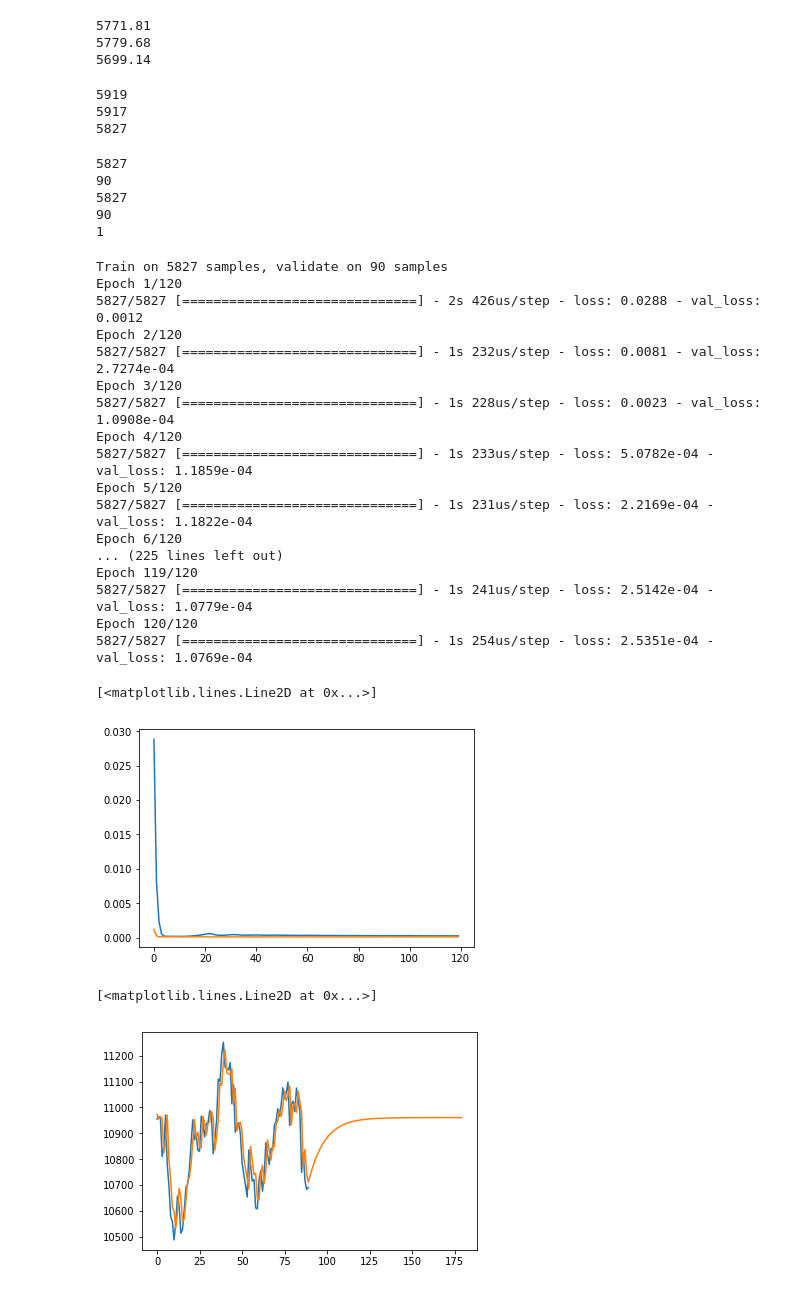
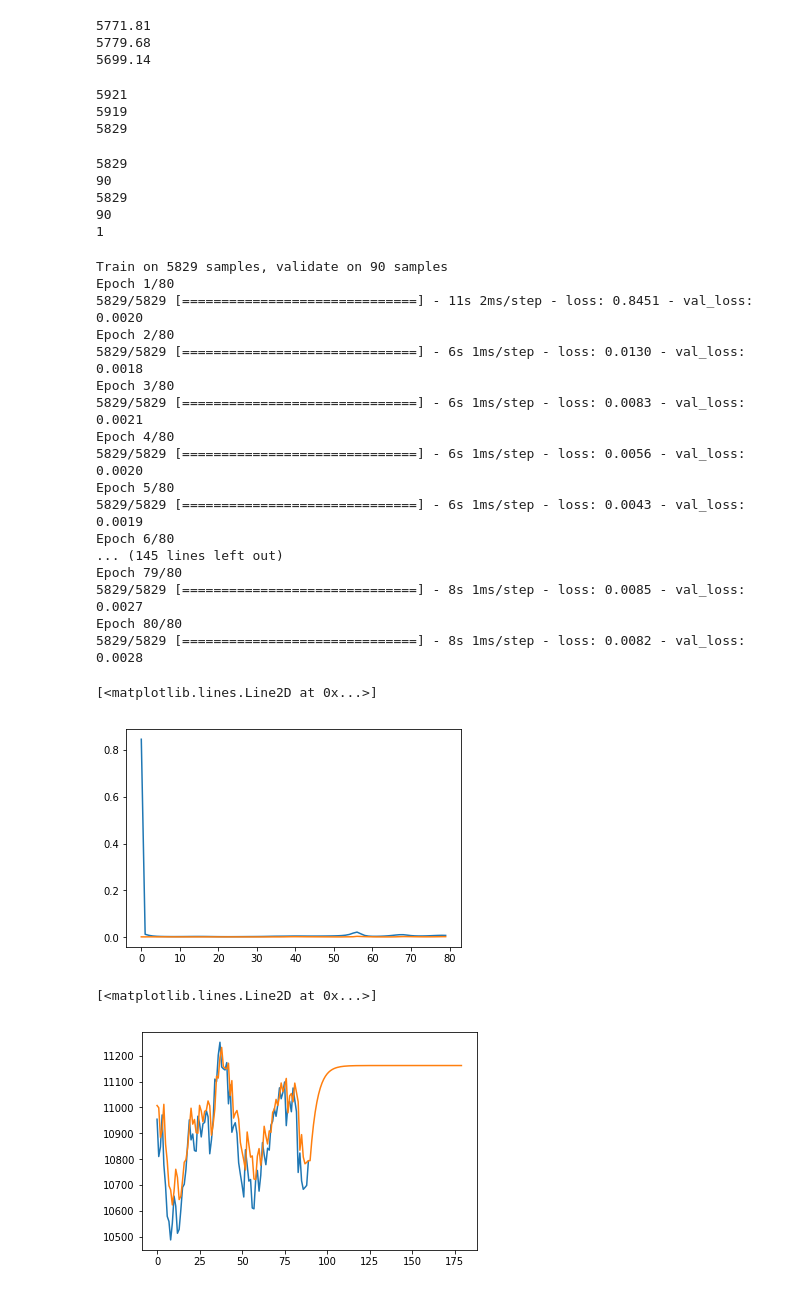
Before and after one commit to lalagrass/keras-lstm-test, a Jupyter notebook: LSTM_Stock_Test1.ipynb, the cells around one changed output. Saved outputs shown, nothing was run; the diff lists cells and outputs as text; code cells hidden in the pictures.

```diff
--- a/LSTM_Stock_Test1.ipynb
+++ b/LSTM_Stock_Test1.ipynb
@@ -83,7 +86,7 @@ window_size = 1
 # %%
 #print(stock['Close'])
 #print(stock['Close'].values)
-scl = MinMaxScaler()
+scl = MinMaxScaler(feature_range =(1, 5))
 #Scale the data
 closes = stock['Close'].values
 closes = closes.reshape(closes.shape[0],1)
@@ -120,9 +123,9 @@ print(stock_split_index)
 X_train,X_test = X[:stock_split_index],X[stock_split_index:]
 y_train,y_test = y[:stock_split_index],y[stock_split_index:]
 # %% [output]
+5921
 5919
-5917
-5827
+5829
 # %%
 print(X_train.shape[0])
 print(X_test.shape[0])
@@ -130,9 +133,9 @@ print(y_train.shape[0])
 print(y_test.shape[0])
 print(X_train.shape[1])
 # %% [output]
-5827
+5829
 90
-5827
+5829
 90
 1
 # %%
@@ -172,10 +175,10 @@ class PlotLearning(keras.callbacks.Callback):
 
         plt.show();
 # %%
-plot = PlotLearning()
+config_epochs = 80
 #Build the model
 model = Sequential()
-model.add(LSTM(256,input_shape=(window_size,1)))
+model.add(LSTM(512,input_shape=(window_size,1)))
 model.add(Dense(1))
 model.compile(optimizer='adam',loss='mean_squared_error')
 #Reshape data for (Sample,Timestep,Features)
@@ -183,47 +186,48 @@ X_train = X_train.reshape((X_train.shape[0],X_train.shape[1],1))
 X_test = X_test.reshape((X_test.shape[0],X_test.shape[1],1))
 #Fit model with history to check for overfitting
 #history = model.fit(X_train,y_train,epochs=300,validation_data=(X_test,y_test),shuffle=False,callbacks=[plot])
-history = model.fit(X_train,y_train,epochs=120,validation_data=(X_test,y_test),shuffle=False)
+history = model.fit(X_train,y_train,epochs=config_epochs,validation_data=(X_test,y_test),shuffle=False)
 # %% [output]
-Train on 5827 samples, validate on 90 samples
-Epoch 1/120
-5827/5827 [==============================] - 2s 426us/step - loss: 0.0288 - val_loss: 0.0012
-Epoch 2/120
-5827/5827 [==============================] - 1s 232us/step - loss: 0.0081 - val_loss: 2.7274e-04
-Epoch 3/120
-5827/5827 [==============================] - 1s 228us/step - loss: 0.0023 - val_loss: 1.0908e-04
-Epoch 4/120
-5827/5827 [==============================] - 1s 233us/step - loss: 5.0782e-04 - val_loss: 1.1859e-04
-Epoch 5/120
-5827/5827 [==============================] - 1s 231us/step - loss: 2.2169e-04 - val_loss: 1.1822e-04
-Epoch 6/120
-... (225 lines left out)
-Epoch 119/120
-5827/5827 [==============================] - 1s 241us/step - loss: 2.5142e-04 - val_loss: 1.0779e-04
-Epoch 120/120
-5827/5827 [==============================] - 1s 254us/step - loss: 2.5351e-04 - val_loss: 1.0769e-04
+Train on 5829 samples, validate on 90 samples
+Epoch 1/80
+5829/5829 [==============================] - 11s 2ms/step - loss: 0.8451 - val_loss: 0.0020
+Epoch 2/80
+5829/5829 [==============================] - 6s 1ms/step - loss: 0.0130 - val_loss: 0.0018
+Epoch 3/80
+5829/5829 [==============================] - 6s 1ms/step - loss: 0.0083 - val_loss: 0.0021
+Epoch 4/80
+5829/5829 [==============================] - 6s 1ms/step - loss: 0.0056 - val_loss: 0.0020
+Epoch 5/80
+5829/5829 [==============================] - 6s 1ms/step - loss: 0.0043 - val_loss: 0.0019
+Epoch 6/80
+... (145 lines left out)
+Epoch 79/80
+5829/5829 [==============================] - 8s 1ms/step - loss: 0.0085 - val_loss: 0.0027
+Epoch 80/80
+5829/5829 [==============================] - 8s 1ms/step - loss: 0.0082 - val_loss: 0.0028
 # %%
 plt.plot(history.history['loss'])
 plt.plot(history.history['val_loss'])
 # %% [output]
 [<matplotlib.lines.Line2D at 0x...>]
-[figure, old version]
+[figure, new version]
 # %%
 #Xt = model.predict(X_test)
 #plt.plot(y_test.reshape(-1,1))
 #plt.plot(Xt)
-
+X_test_tmp = X_test.copy()
 Xt = model.predict(X_test)
 
 for i in range(90):
-    newVal = model.predict(Xt[-1].reshape(1,1,1))
-    Xt = np.append(Xt, newVal)
+    newVal = model.predict(X_test_tmp.reshape(X_test_tmp.shape[0],1,1))
+    X_test_tmp = np.append(X_test_tmp, newVal[-1])
+    Xt = np.append(Xt, newVal[-1])
 
 plt.plot(scl.inverse_transform(y_test.reshape(-1,1)))
 #plt.plot(stock['Close'].values.reshape(-1,1))
 plt.plot(scl.inverse_transform(Xt.reshape(-1, 1)))
 # %% [output]
 [<matplotlib.lines.Line2D at 0x...>]
-[figure, old version]
+[figure, new version]
 # %%
 model = Sequential()
```
Also changed, not shown: parts of 12 cells of this notebook.
